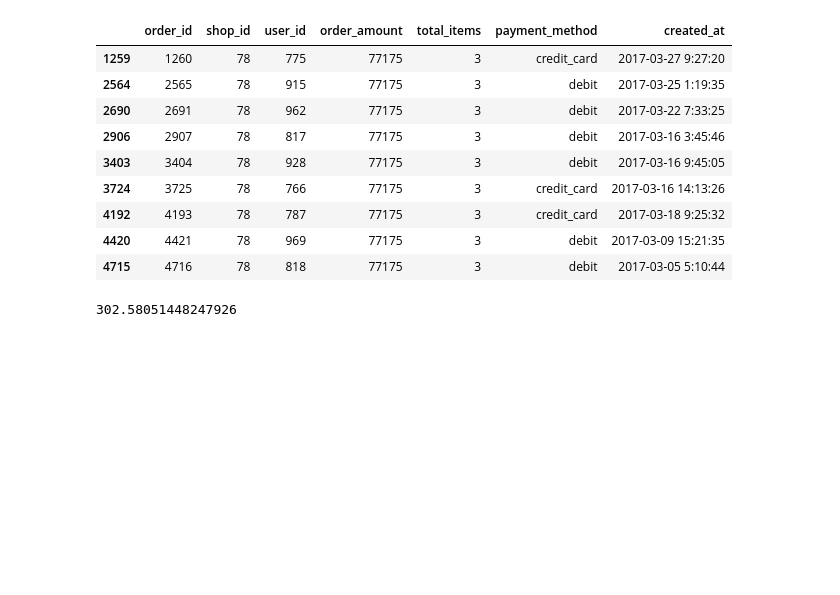
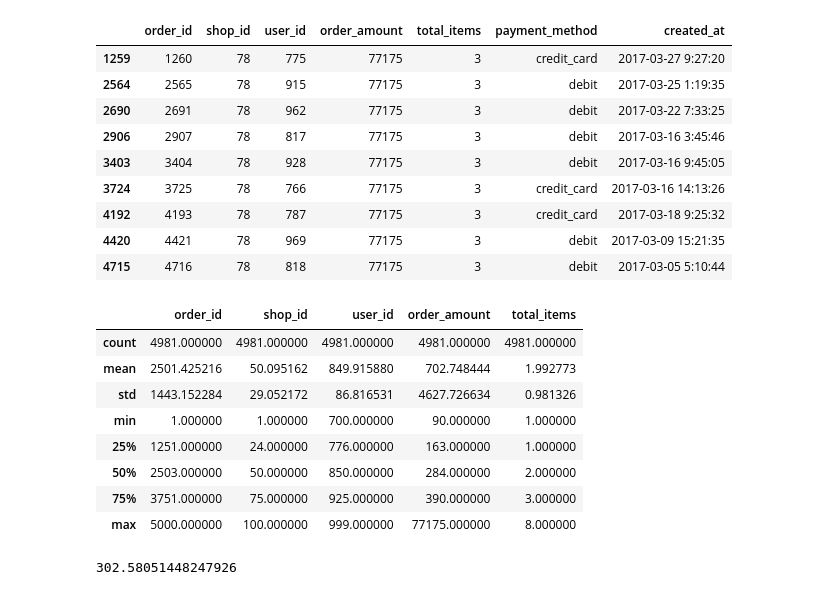
Before and after one commit to HunterAshby/ShopifyInternChallenge, a Jupyter notebook: Shopify_DS_Intern_Challenge.ipynb, the cells around one changed output. Cells and saved outputs as stored; diff of their text form; code cells hidden in the pictures; blank space fills up the shorter version.

```diff
--- a/Shopify_DS_Intern_Challenge.ipynb
+++ b/Shopify_DS_Intern_Challenge.ipynb
@@ -87,6 +116,18 @@ df.loc[df["order_amount"] == df["order_amount"].max()]
 | 4192 | 4193 | 78 | 787 | 77175 | 3 | credit_card | 2017-03-18 9:25:32 |
 | 4420 | 4421 | 78 | 969 | 77175 | 3 | debit | 2017-03-09 15:21:35 |
 | 4715 | 4716 | 78 | 818 | 77175 | 3 | debit | 2017-03-05 5:10:44 |
+# %%
+df.describe()
+# %% [output]
+|  | order_id | shop_id | user_id | order_amount | total_items |
+| count | 4981.000000 | 4981.000000 | 4981.000000 | 4981.000000 | 4981.000000 |
+| mean | 2501.425216 | 50.095162 | 849.915880 | 702.748444 | 1.992773 |
+| std | 1443.152284 | 29.052172 | 86.816531 | 4627.726634 | 0.981326 |
+| min | 1.000000 | 1.000000 | 700.000000 | 90.000000 | 1.000000 |
+| 25% | 1251.000000 | 24.000000 | 776.000000 | 163.000000 | 1.000000 |
+| 50% | 2503.000000 | 50.000000 | 850.000000 | 284.000000 | 2.000000 |
+| 75% | 3751.000000 | 75.000000 | 925.000000 | 390.000000 | 3.000000 |
+| max | 5000.000000 | 100.000000 | 999.000000 | 77175.000000 | 8.000000 |
 # %%
 #77175 is still unreasonably high so we run the SD drop again
 df = df[(np.abs(stats.zscore(df["order_amount"])) < 2)]
```
Also changed, not shown: parts of 17 cells of this notebook.
